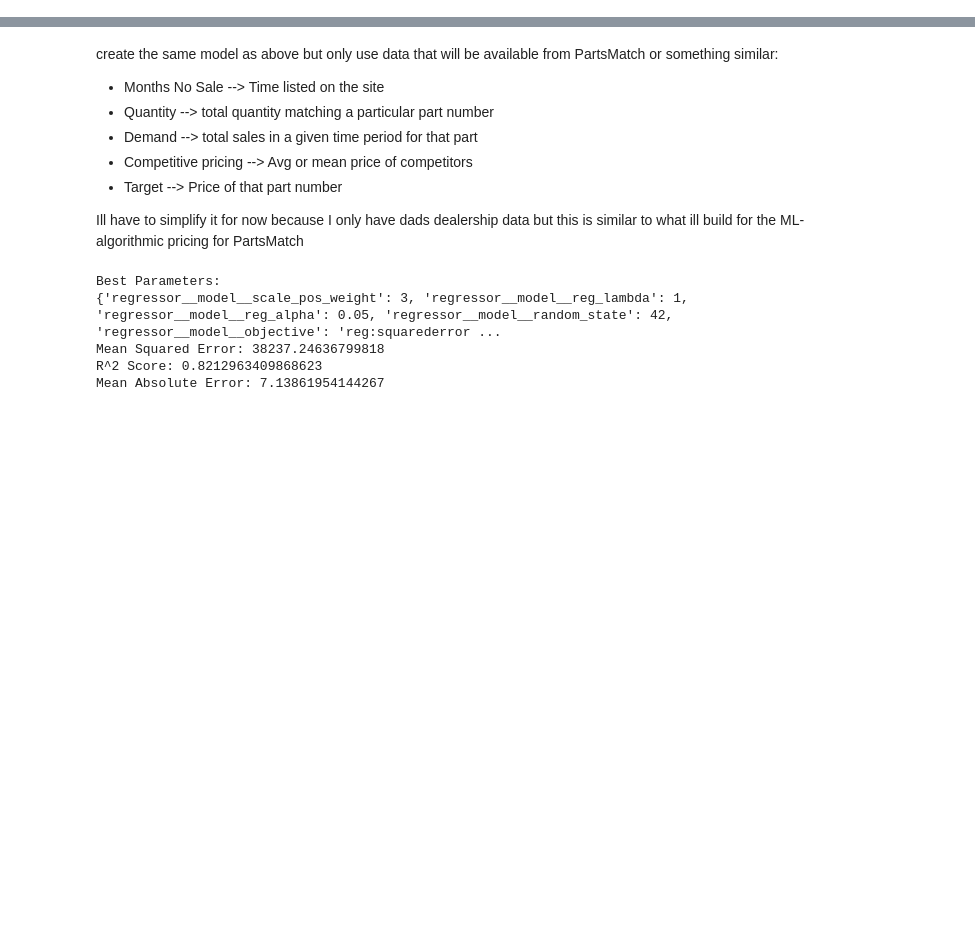
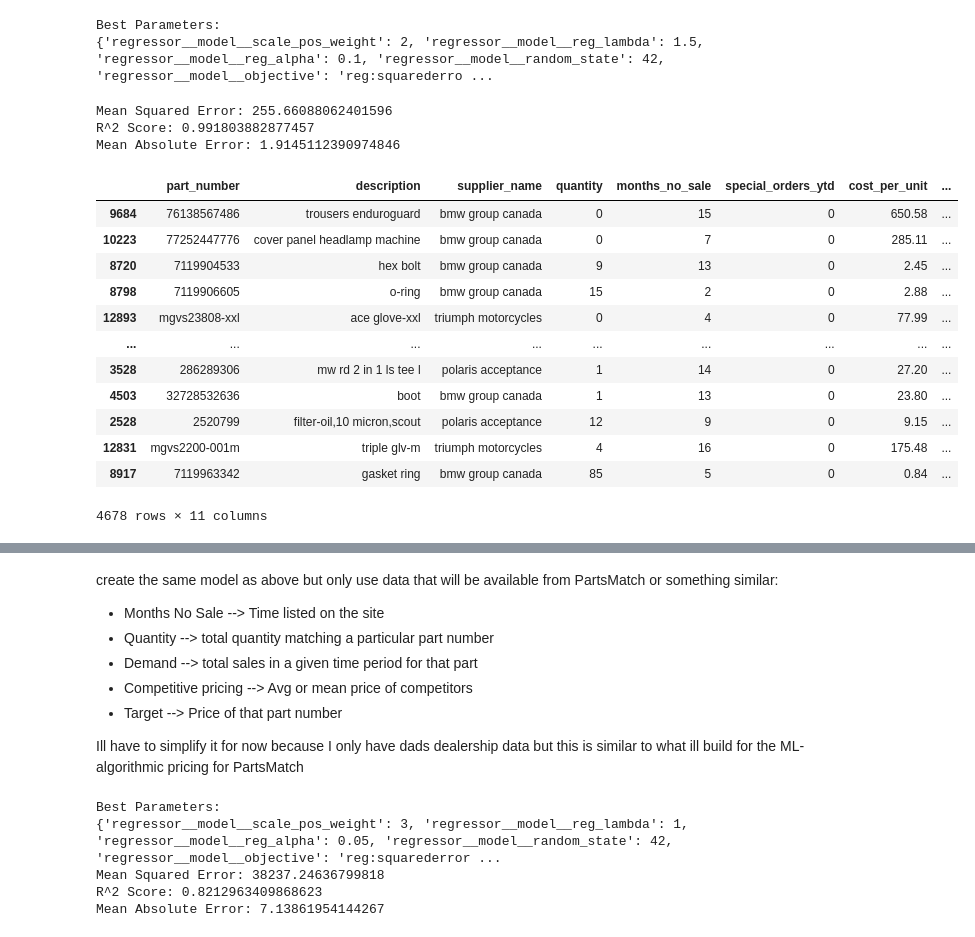
Before and after one commit to skyler22wilson/co-pilot-v1, a Jupyter notebook: Notebooks/price_predictor.ipynb, the cells around one changed output, grey strips where cells are left out. Drawn from its saved outputs; the diff is of its cells as text; code cells hidden in the pictures; blank space fills up the shorter version.

```diff
--- a/Notebooks/price_predictor.ipynb
+++ b/Notebooks/price_predictor.ipynb
@@ -29,0 +104,61 @@ df.head()
+# %%
+
+# Set up cross-validation
+cv = KFold(n_splits=3, random_state=42, shuffle=True)
+
+# Set up RandomizedSearchCV
+search = RandomizedSearchCV(estimator=final_pipeline, param_distributions=param_dist, n_iter=10, cv=cv, random_state=42, n_jobs=-1)
+
+# Fit the model
+search.fit(X_train, y_train)
+
+# Print the best parameters
+print("Best Parameters:")
+print(search.best_params_)
+# %% [output]
+Best Parameters:
+{'regressor__model__scale_pos_weight': 2, 'regressor__model__reg_lambda': 1.5, 'regressor__model__reg_alpha': 0.1, 'regressor__model__random_state': 42, 'regressor__model__objective': 'reg:squarederro ...
+# %%
+# Make predictions on the validation set
+predictions = search.predict(X_val)
+
+# Calculate performance metrics
+mse = mean_squared_error(y_val, predictions)
+r2 = r2_score(y_val, predictions)
+mae = mean_absolute_error(y_val, predictions)
+
+print(f'Mean Squared Error: {mse}')
+print(f'R^2 Score: {r2}')
+print(f'Mean Absolute Error: {mae}')
+# %% [output]
+Mean Squared Error: 255.66088062401596
+R^2 Score: 0.991803882877457
+Mean Absolute Error: 1.9145112390974846
+# %%
+additional_info = df.loc[X_val.index, ['part_number', 'description', 'supplier_name', 'quantity',
+                                        'months_no_sale', 'special_orders_ytd', 'cost_per_unit', 'demand']]
+
+comparison_df = pd.DataFrame({'Actual Price': y_val, 'Predicted Price': np.round(predictions, 2)})
+
+# Merge the dataframes
+comparison_df = additional_info.merge(comparison_df, left_index=True, right_index=True)
+
+comparison_df['Price Diff'] = np.round(comparison_df['Actual Price'] - comparison_df['Predicted Price'], 2)
+
+comparison_df['Predicted Price'] = round(comparison_df['Predicted Price'], 2)
+
+comparison_df
+# %% [output]
+|  | part_number | description | supplier_name | quantity | months_no_sale | special_orders_ytd | cost_per_unit | ... |
+| 9684 | 76138567486 | trousers enduroguard | bmw group canada | 0 | 15 | 0 | 650.58 | ... |
+| 10223 | 77252447776 | cover panel headlamp machine | bmw group canada | 0 | 7 | 0 | 285.11 | ... |
+| 8720 | 7119904533 | hex bolt | bmw group canada | 9 | 13 | 0 | 2.45 | ... |
+| 8798 | 7119906605 | o-ring | bmw group canada | 15 | 2 | 0 | 2.88 | ... |
+| 12893 | mgvs23808-xxl | ace glove-xxl | triumph motorcycles | 0 | 4 | 0 | 77.99 | ... |
+| ... | ... | ... | ... | ... | ... | ... | ... | ... |
+| 3528 | 286289306 | mw rd 2 in 1 ls tee l | polaris acceptance | 1 | 14 | 0 | 27.20 | ... |
+| 4503 | 32728532636 | boot | bmw group canada | 1 | 13 | 0 | 23.80 | ... |
+| 2528 | 2520799 | filter-oil,10 micron,scout | polaris acceptance | 12 | 9 | 0 | 9.15 | ... |
+| 12831 | mgvs2200-001m | triple glv-m | triumph motorcycles | 4 | 16 | 0 | 175.48 | ... |
+| 8917 | 7119963342 | gasket ring | bmw group canada | 85 | 5 | 0 | 0.84 | ... |
+4678 rows × 11 columns
```
Also changed, not shown: parts of 9 cells of this notebook.
